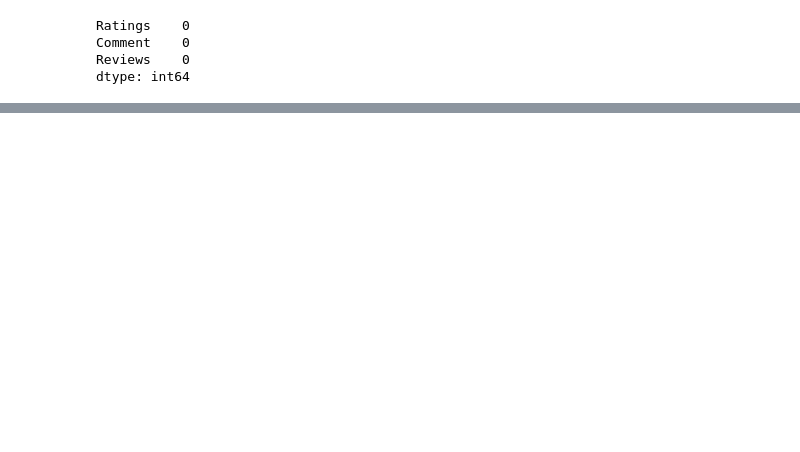
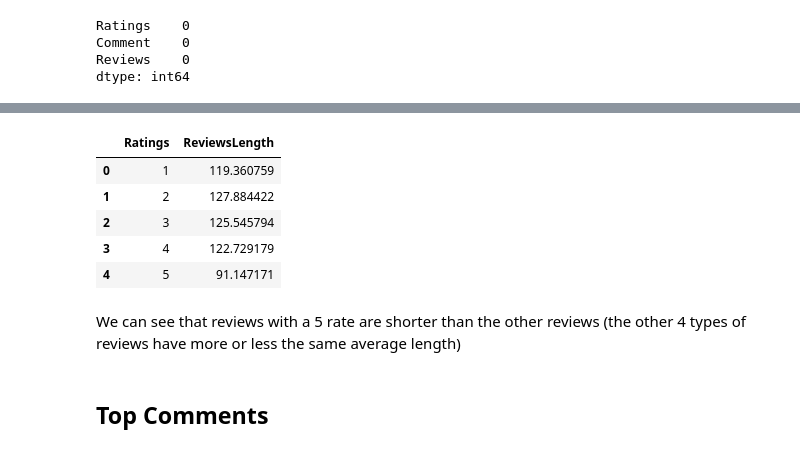
Before and after one commit to adozz78/NLP_Iphone_Project, a Jupyter notebook: Exploratory_data_analysis.ipynb, the cells around one changed output, grey strips where cells are left out. Saved outputs shown, nothing was run; the diff lists cells and outputs as text; code cells hidden in the pictures; blank space fills up the shorter version.

```diff
--- a/Exploratory_data_analysis.ipynb
+++ b/Exploratory_data_analysis.ipynb
@@ -51,0 +104,14 @@ Name: Ratings, dtype: int64
+# %%
+average_review_length_by_rating = df.groupby('Ratings')['ReviewsLength'].mean().reset_index()
+average_review_length_by_rating
+# %% [output]
+|  | Ratings | ReviewsLength |
+| 0 | 1 | 119.360759 |
+| 1 | 2 | 127.884422 |
+| 2 | 3 | 125.545794 |
+| 3 | 4 | 122.729179 |
+| 4 | 5 | 91.147171 |
+# %% [markdown]
+We can see that reviews with a 5 rate are shorter than the other reviews (the other 4 types of reviews have more or less the same average length)
+# %% [markdown]
+## Top Comments
```
Also changed, not shown: parts of 18 cells of this notebook.
